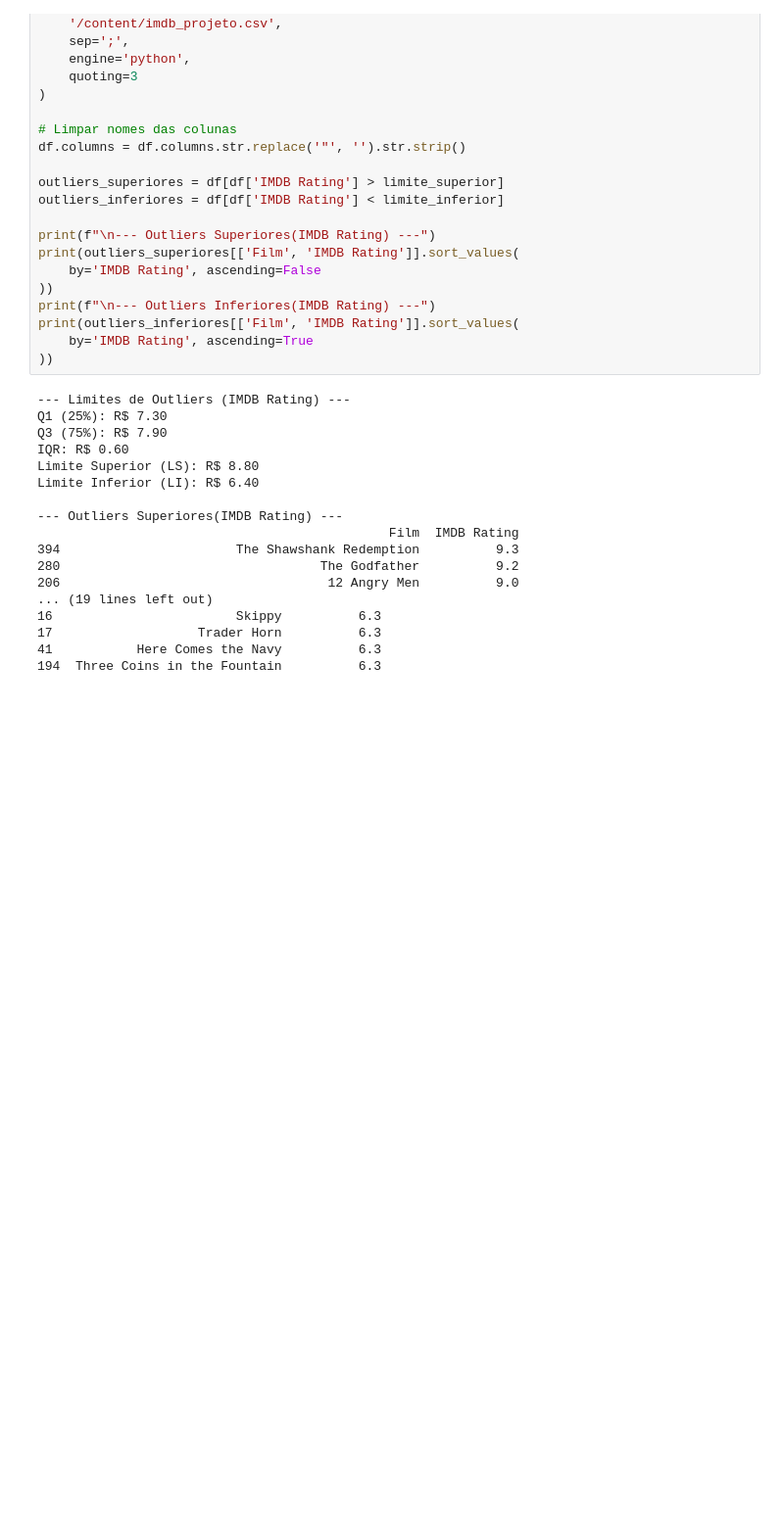
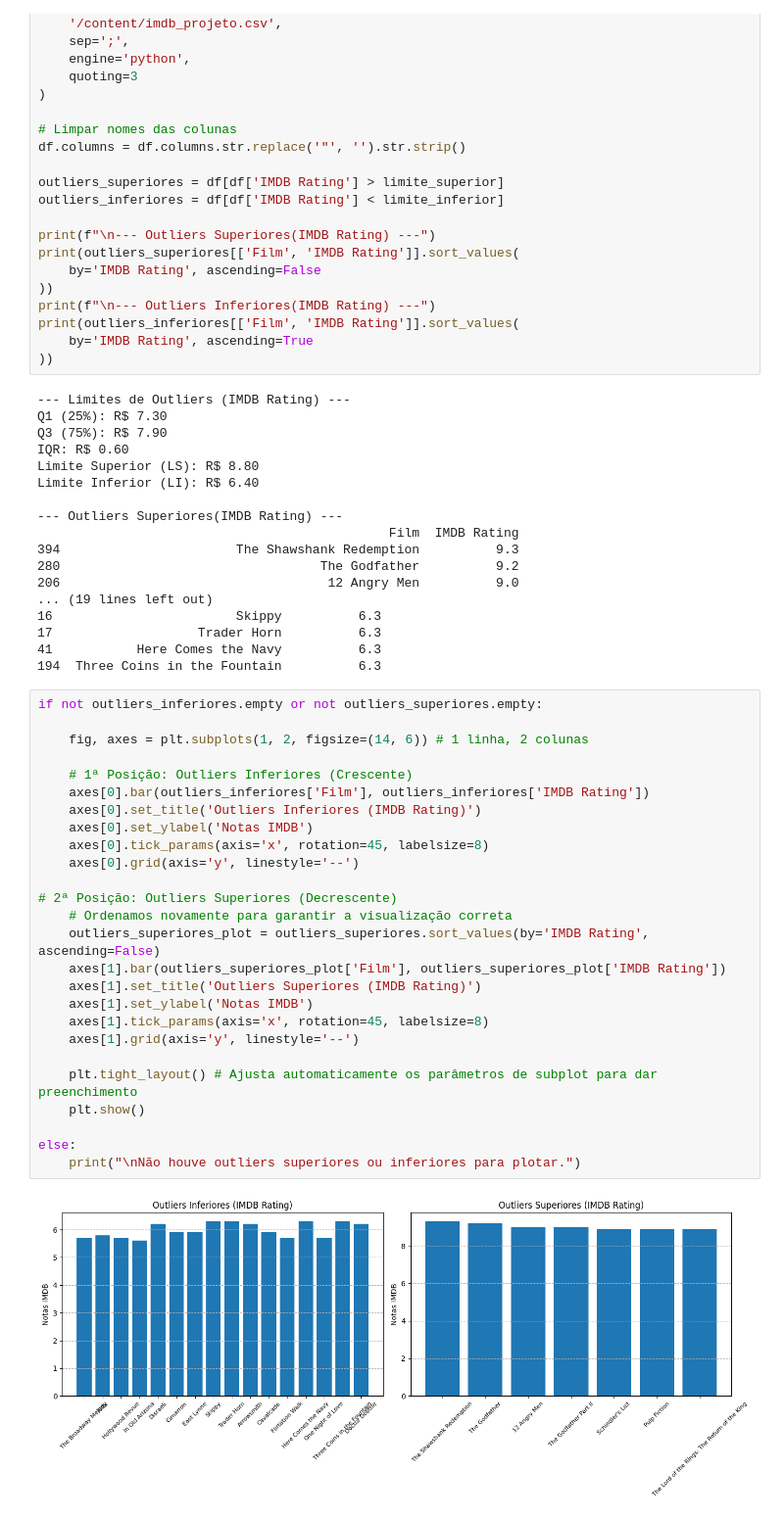
Before and after one commit to ThiPi93/BigDataSenacNI, a Jupyter notebook: Conheça_o_Colab.ipynb, the cells around one changed output. Shown: that part at 98% size. Drawn from its saved outputs; the diff is of its cells as text; blank space fills up the shorter version.

```diff
--- a/Conheça_o_Colab.ipynb
+++ b/Conheça_o_Colab.ipynb
@@ -151,3 +151,31 @@ Limite Inferior (LI): R$ 6.40
 17                   Trader Horn          6.3
 41           Here Comes the Navy          6.3
 194  Three Coins in the Fountain          6.3
+# %%
+if not outliers_inferiores.empty or not outliers_superiores.empty:
+
+    fig, axes = plt.subplots(1, 2, figsize=(14, 6)) # 1 linha, 2 colunas
+
+    # 1ª Posição: Outliers Inferiores (Crescente)
+    axes[0].bar(outliers_inferiores['Film'], outliers_inferiores['IMDB Rating'])
+    axes[0].set_title('Outliers Inferiores (IMDB Rating)')
+    axes[0].set_ylabel('Notas IMDB')
+    axes[0].tick_params(axis='x', rotation=45, labelsize=8)
+    axes[0].grid(axis='y', linestyle='--')
+
+# 2ª Posição: Outliers Superiores (Decrescente)
+    # Ordenamos novamente para garantir a visualização correta
+    outliers_superiores_plot = outliers_superiores.sort_values(by='IMDB Rating', ascending=False)
+    axes[1].bar(outliers_superiores_plot['Film'], outliers_superiores_plot['IMDB Rating'])
+    axes[1].set_title('Outliers Superiores (IMDB Rating)')
+    axes[1].set_ylabel('Notas IMDB')
+    axes[1].tick_params(axis='x', rotation=45, labelsize=8)
+    axes[1].grid(axis='y', linestyle='--')
+
+    plt.tight_layout() # Ajusta automaticamente os parâmetros de subplot para dar preenchimento
+    plt.show()
+
+else:
+    print("\nNão houve outliers superiores ou inferiores para plotar.")
+# %% [output]
+[figure, added]
```
